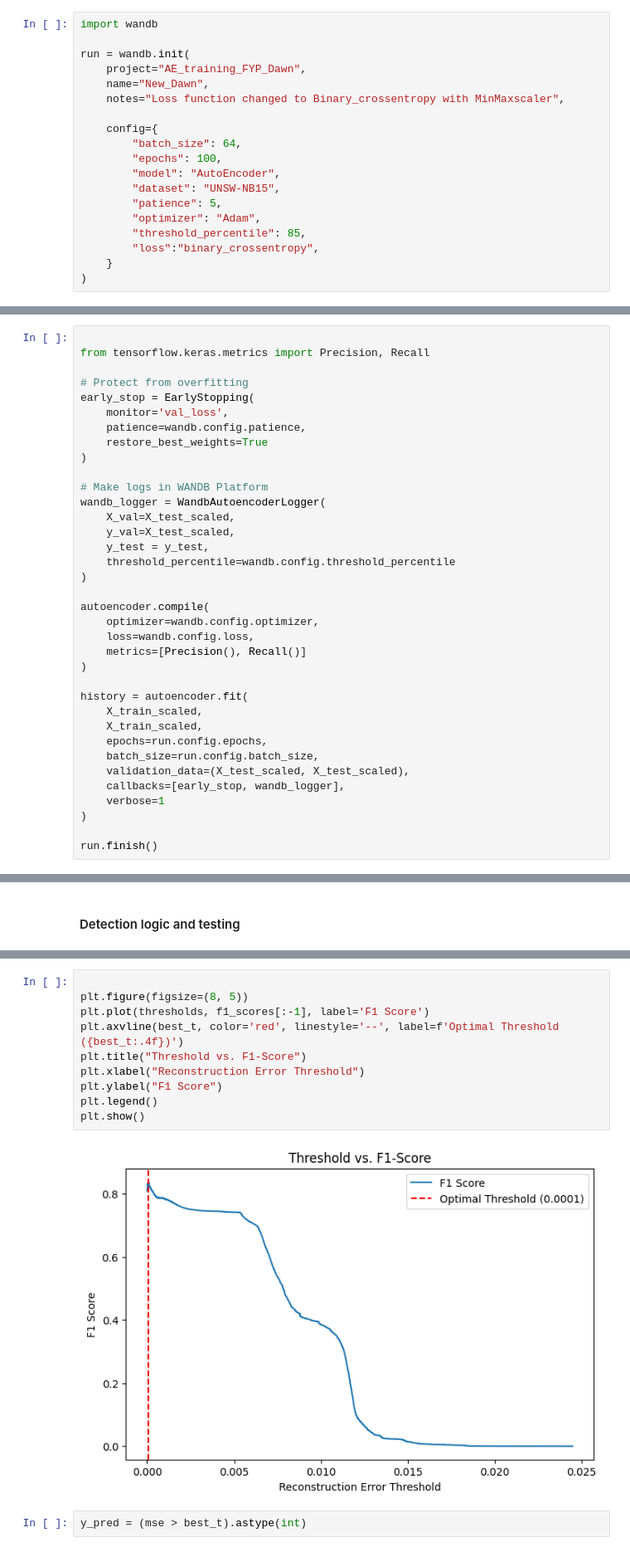
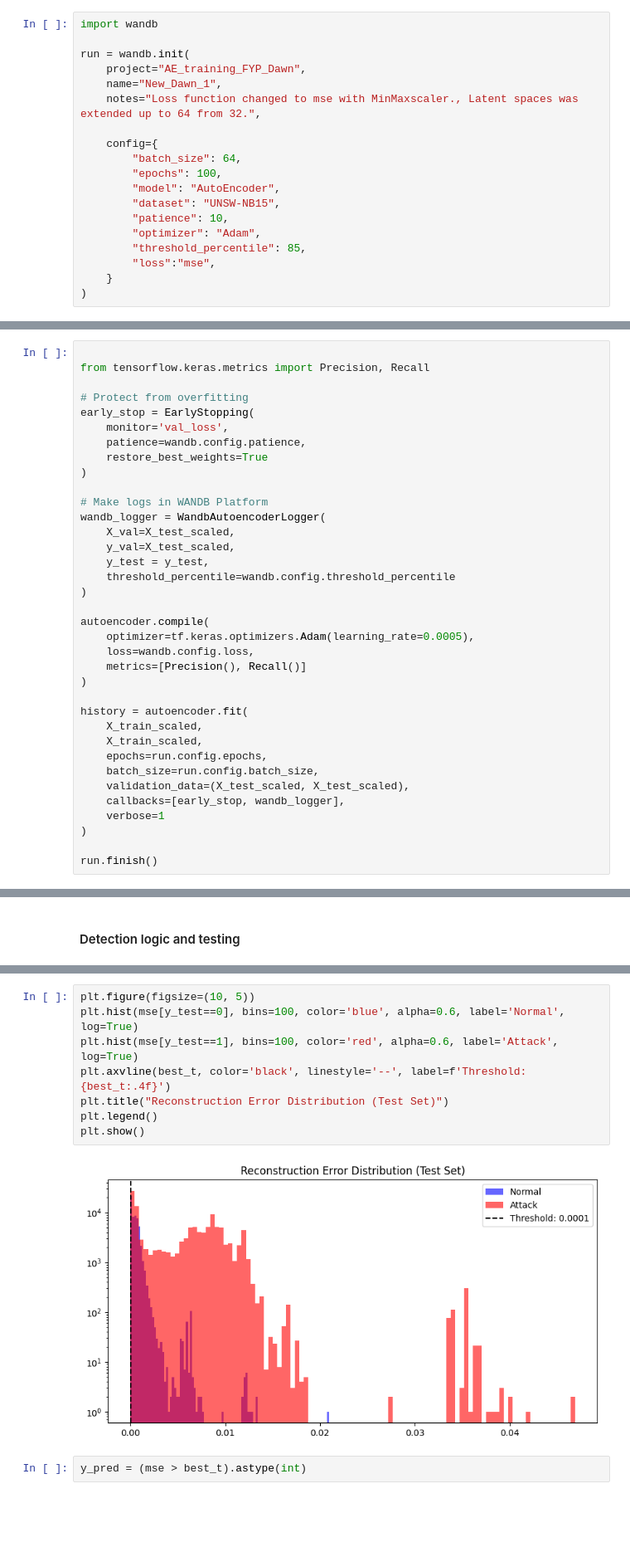
Before and after one commit to rodgerrashan/FlowGuard, a Jupyter notebook: detectionModel/notebooks/AE_training_FYP.ipynb, the cells around one changed output, grey strips where cells are left out. Shown: that part at 83% size. Drawn from its saved outputs; the diff is of its cells as text; blank space fills up the shorter version.

Commit message:
Loss function changed and some minor changes

```diff
--- a/detectionModel/notebooks/AE_training_FYP.ipynb
+++ b/detectionModel/notebooks/AE_training_FYP.ipynb
@@ -284,18 +294,18 @@ import wandb
 
 run = wandb.init(
     project="AE_training_FYP_Dawn",
-    name="New_Dawn",
-    notes="Loss function changed to Binary_crossentropy with MinMaxscaler",
+    name="New_Dawn_1",
+    notes="Loss function changed to mse with MinMaxscaler., Latent spaces was extended up to 64 from 32.",
 
     config={
         "batch_size": 64,
         "epochs": 100,
         "model": "AutoEncoder",
         "dataset": "UNSW-NB15",
-        "patience": 5,
+        "patience": 10,
         "optimizer": "Adam",
         "threshold_percentile": 85,
-        "loss":"binary_crossentropy",
+        "loss":"mse",
     }
 )
 # %% [output]
@@ -357,7 +373,7 @@ wandb_logger = WandbAutoencoderLogger(
 )
 
 autoencoder.compile(
-    optimizer=wandb.config.optimizer,
+    optimizer=tf.keras.optimizers.Adam(learning_rate=0.0005),
     loss=wandb.config.loss,
     metrics=[Precision(), Recall()]
 )
@@ -435,15 +465,13 @@ Best F1-Score: 0.8383
 # %%
-
-plt.figure(figsize=(8, 5))
-plt.plot(thresholds, f1_scores[:-1], label='F1 Score')
-plt.axvline(best_t, color='red', linestyle='--', label=f'Optimal Threshold ({best_t:.4f})')
-plt.title("Threshold vs. F1-Score")
-plt.xlabel("Reconstruction Error Threshold")
-plt.ylabel("F1 Score")
+plt.figure(figsize=(10, 5))
+plt.hist(mse[y_test==0], bins=100, color='blue', alpha=0.6, label='Normal', log=True)
+plt.hist(mse[y_test==1], bins=100, color='red', alpha=0.6, label='Attack', log=True)
+plt.axvline(best_t, color='black', linestyle='--', label=f'Threshold: {best_t:.4f}')
+plt.title("Reconstruction Error Distribution (Test Set)")
 plt.legend()
 plt.show()
 # %% [output]
-[figure, old version]
+[figure, new version]
 # %%
 y_pred = (mse > best_t).astype(int)
 # %%
```
Also changed, not shown: parts of 18 cells of this notebook.
